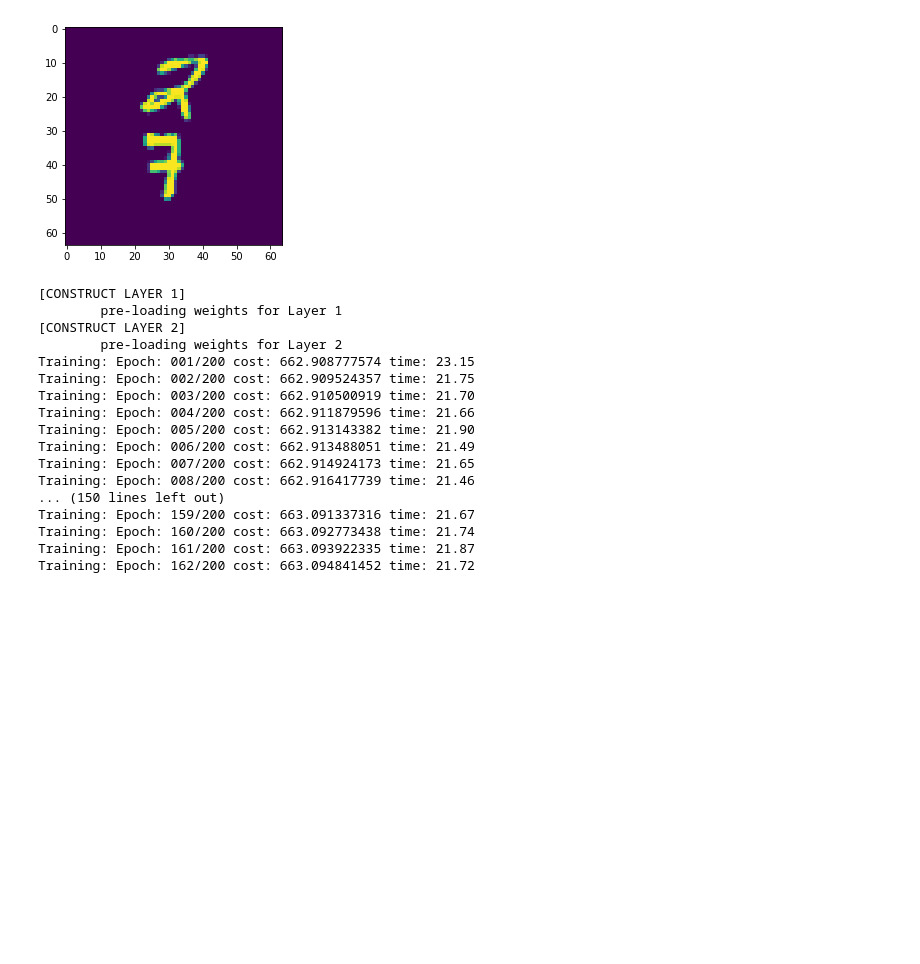
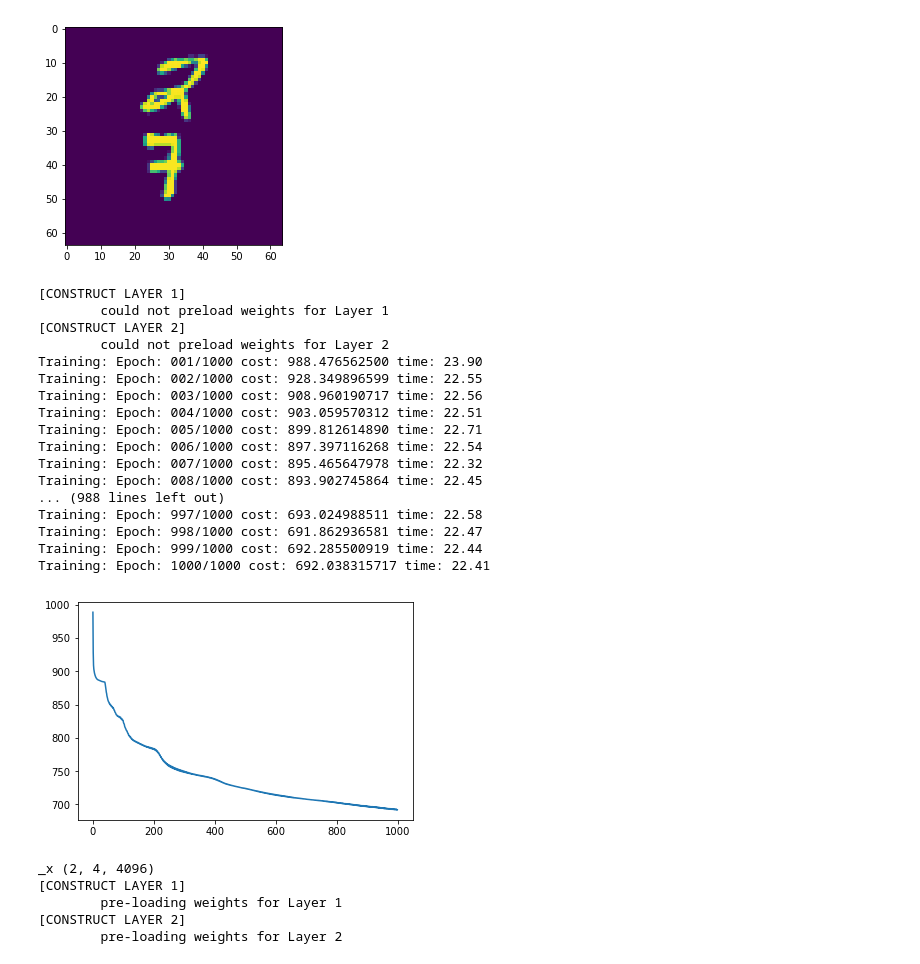
Before and after one commit to jutanke/pgpnn, a Jupyter notebook: moving_mnist_sample.ipynb, the cells around one changed output. Cells and saved outputs as stored; diff of their text form; code cells hidden in the pictures; blank space fills up the shorter version.

```diff
--- a/moving_mnist_sample.ipynb
+++ b/moving_mnist_sample.ipynb
@@ -26,39 +26,46 @@ plt.show()
 # %% [output]
 [figure]
 # %%
-model = PredictiveGatingPyramid(depth=2, modelname='test_pgp')
+model = PredictiveGatingPyramid(depth=2, modelname='test_pgp_norm')
 history = model.train(
     moving_mnist,
-    epochs=200,
-    learningRate=0.00000001,
+    epochs=1000,
+    learningRate=0.0001,
     save_results=True,
     load_stages=True)
 
 plt.plot(range(0, len(history)), history)
 plt.show()
 # %% [output]
 [CONSTRUCT LAYER 1]
-        pre-loading weights for Layer 1
+        could not preload weights for Layer 1
 [CONSTRUCT LAYER 2]
-        pre-loading weights for Layer 2
-Training: Epoch: 001/200 cost: 662.908777574 time: 23.15
-Training: Epoch: 002/200 cost: 662.909524357 time: 21.75
-Training: Epoch: 003/200 cost: 662.910500919 time: 21.70
-Training: Epoch: 004/200 cost: 662.911879596 time: 21.66
-Training: Epoch: 005/200 cost: 662.913143382 time: 21.90
-Training: Epoch: 006/200 cost: 662.913488051 time: 21.49
-Training: Epoch: 007/200 cost: 662.914924173 time: 21.65
-Training: Epoch: 008/200 cost: 662.916417739 time: 21.46
-... (150 lines left out)
-Training: Epoch: 159/200 cost: 663.091337316 time: 21.67
-Training: Epoch: 160/200 cost: 663.092773438 time: 21.74
-Training: Epoch: 161/200 cost: 663.093922335 time: 21.87
-Training: Epoch: 162/200 cost: 663.094841452 time: 21.72
+        could not preload weights for Layer 2
+Training: Epoch: 001/1000 cost: 988.476562500 time: 23.90
+Training: Epoch: 002/1000 cost: 928.349896599 time: 22.55
+Training: Epoch: 003/1000 cost: 908.960190717 time: 22.56
+Training: Epoch: 004/1000 cost: 903.059570312 time: 22.51
+Training: Epoch: 005/1000 cost: 899.812614890 time: 22.71
+Training: Epoch: 006/1000 cost: 897.397116268 time: 22.54
+Training: Epoch: 007/1000 cost: 895.465647978 time: 22.32
+Training: Epoch: 008/1000 cost: 893.902745864 time: 22.45
+... (988 lines left out)
+Training: Epoch: 997/1000 cost: 693.024988511 time: 22.58
+Training: Epoch: 998/1000 cost: 691.862936581 time: 22.47
+Training: Epoch: 999/1000 cost: 692.285500919 time: 22.44
+Training: Epoch: 1000/1000 cost: 692.038315717 time: 22.41
+[figure, added]
 # %%
 a = moving_mnist[0,0]
 b = moving_mnist[0,1]
 c = moving_mnist[0,2]
 im = model.predict(a,b,c)
+# %% [output]
+_x (2, 4, 4096)
+[CONSTRUCT LAYER 1]
+        pre-loading weights for Layer 1
+[CONSTRUCT LAYER 2]
+        pre-loading weights for Layer 2
 # %%
 fig = plt.figure(figsize=(16,4))
 fig.add_subplot(141).imshow(a)
```
Also changed, not shown: parts of 1 cell of this notebook, 1 other file.
